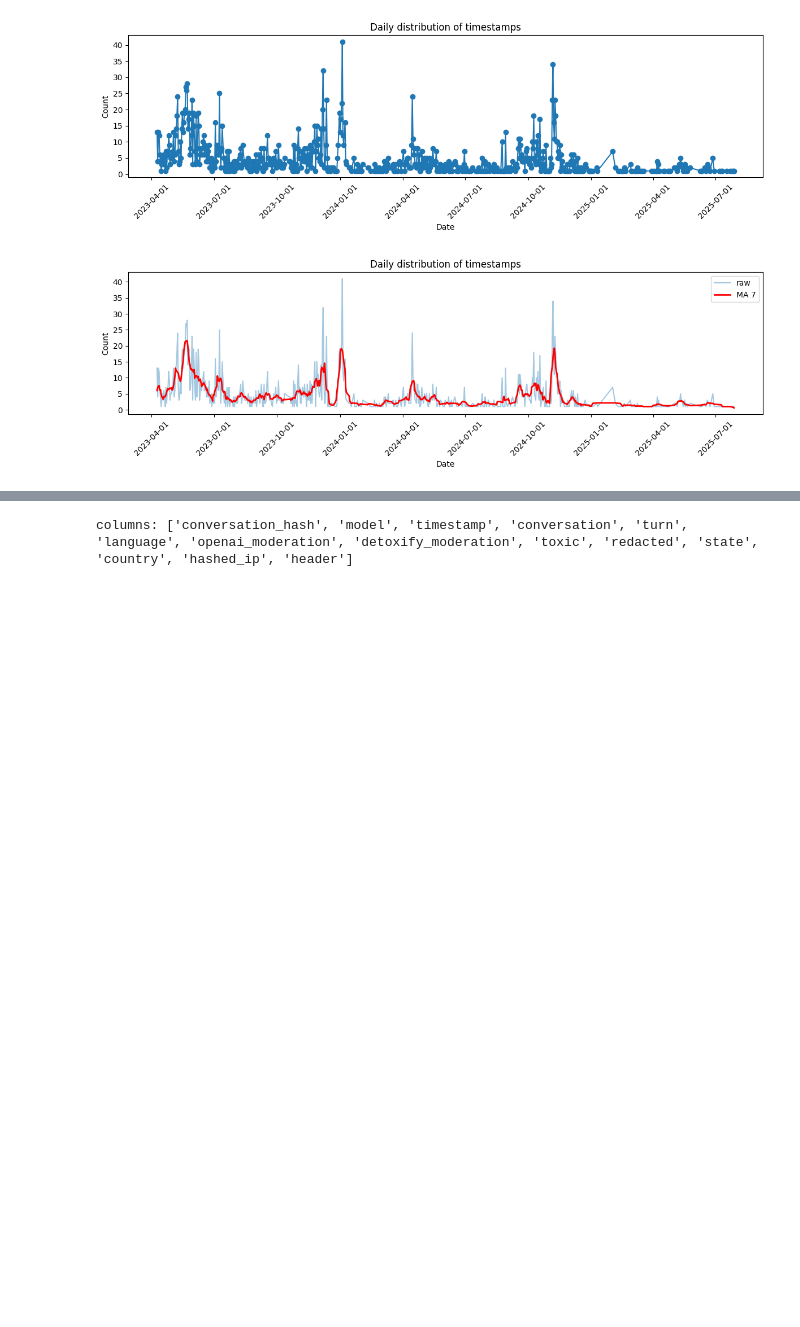
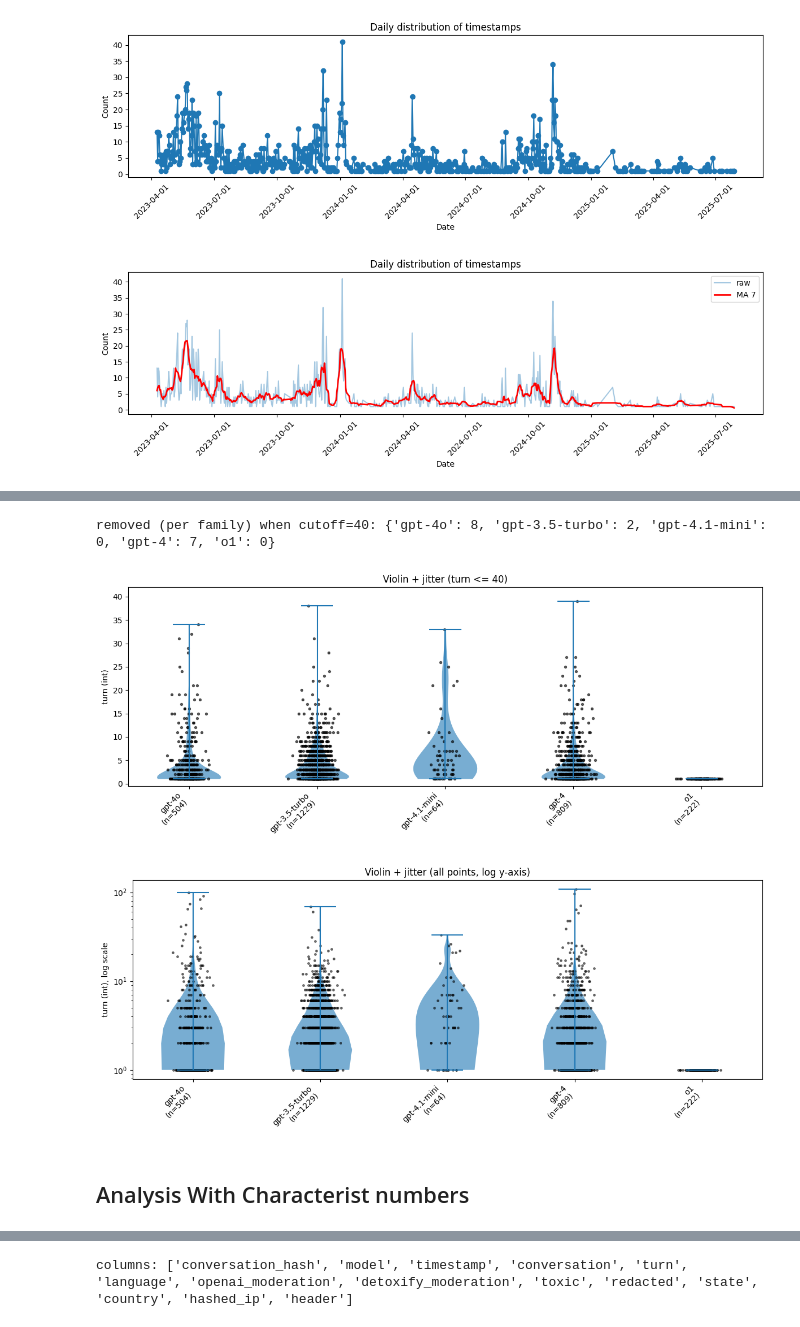
Before and after one commit to Wj-huang-sust/GPT-Data, a Jupyter notebook: DataProcessing.ipynb, the cells around one changed output, grey strips where cells are left out. Saved outputs shown, nothing was run; the diff lists cells and outputs as text; code cells hidden in the pictures; blank space fills up the shorter version.

```diff
--- a/DataProcessing.ipynb
+++ b/DataProcessing.ipynb
@@ -169,0 +363,54 @@ plt.show()
+# %%
+# A: ignore turn > cutoff
+cutoff = 40
+filtered = {f: [v for v in samples.get(f, []) if v <= cutoff] for f in order}
+removed_counts = {f: len(samples.get(f, [])) - len(filtered[f]) for f in order}
+print("removed (per family) when cutoff=%d:" % cutoff, removed_counts)
+
+data = [filtered[f] for f in order if filtered.get(f)]
+labels = [f"{f}\n(n={len(samples.get(f,[]))})" for f in order if filtered.get(f)]
+
+plt.figure(figsize=(12,5))
+parts = plt.violinplot(data, positions=np.arange(1, len(data)+1), showmeans=False, showextrema=True)
+for pc in parts['bodies']:
+    pc.set_alpha(0.6)
+# jitter points
+for i, lst in enumerate(data, start=1):
+    y = np.array(lst)
+    if y.size == 0:
+        continue
+    x = np.random.normal(i, 0.06, size=y.size)
+    plt.scatter(x, y, s=8, alpha=0.6, color='k')
+plt.xticks(np.arange(1, len(data)+1), labels, rotation=45, ha='right')
+plt.ylabel("turn (int)")
+plt.title(f"Violin + jitter (turn <= {cutoff})")
+plt.ylim(-0.5, cutoff + 2)
+plt.tight_layout()
+plt.show()
+
+# B: log scale
+data_all = [samples[f] for f in order if samples.get(f)]
+labels_all = [f"{f}\n(n={len(samples.get(f,[]))})" for f in order if samples.get(f)]
+
+plt.figure(figsize=(12,5))
+parts = plt.violinplot(data_all, positions=np.arange(1, len(data_all)+1), showmeans=False, showextrema=True)
+for pc in parts['bodies']:
+    pc.set_alpha(0.6)
+for i, lst in enumerate(data_all, start=1):
+    y = np.array(lst)
+    if y.size == 0:
+        continue
+    x = np.random.normal(i, 0.06, size=y.size)
+    plt.scatter(x, y, s=6, alpha=0.5, color='k')
+plt.xticks(np.arange(1, len(data_all)+1), labels_all, rotation=45, ha='right')
+plt.yscale('log')
+plt.ylabel("turn (int), log scale")
+plt.title("Violin + jitter (all points, log y-axis)")
+plt.tight_layout()
+plt.show()
+# %% [output]
+removed (per family) when cutoff=40: {'gpt-4o': 8, 'gpt-3.5-turbo': 2, 'gpt-4.1-mini': 0, 'gpt-4': 7, 'o1': 0}
+[figure, added]
+[figure, added]
+# %% [markdown]
+## Analysis With Characterist numbers
```
Also changed, not shown: parts of 15 cells of this notebook.
